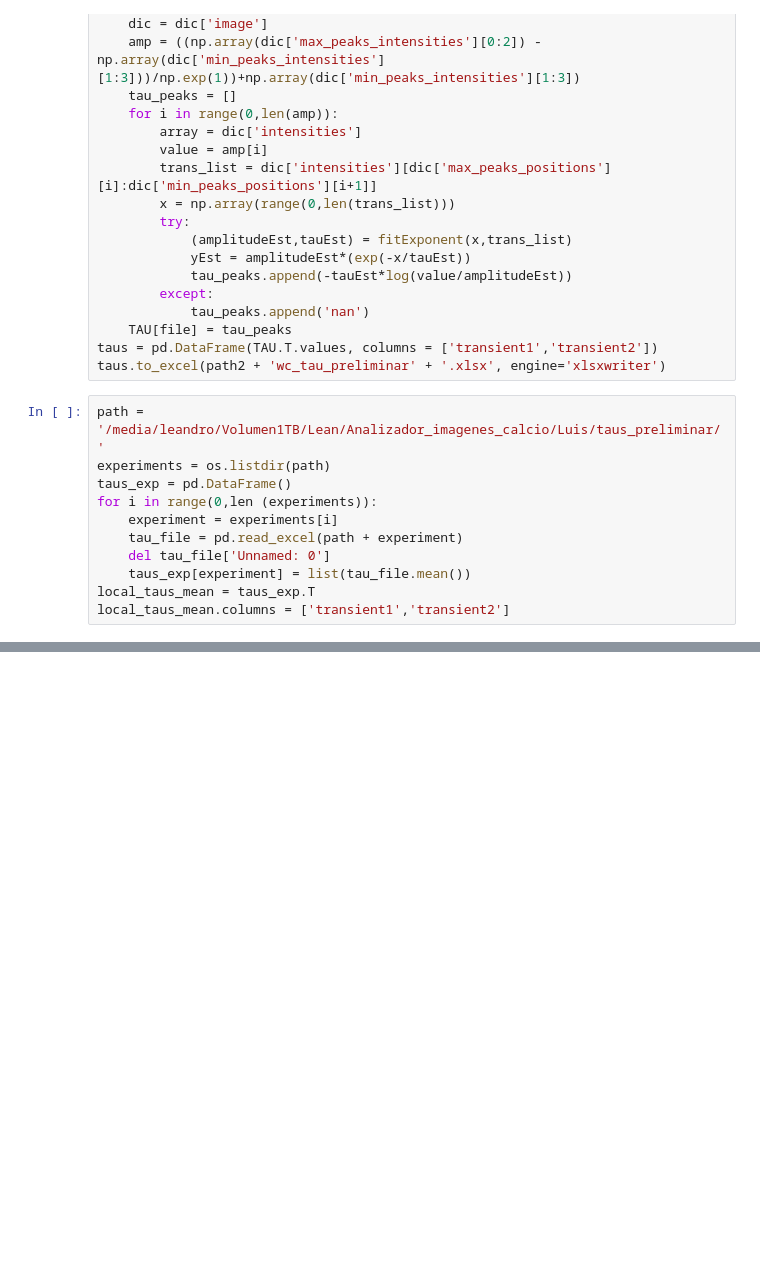
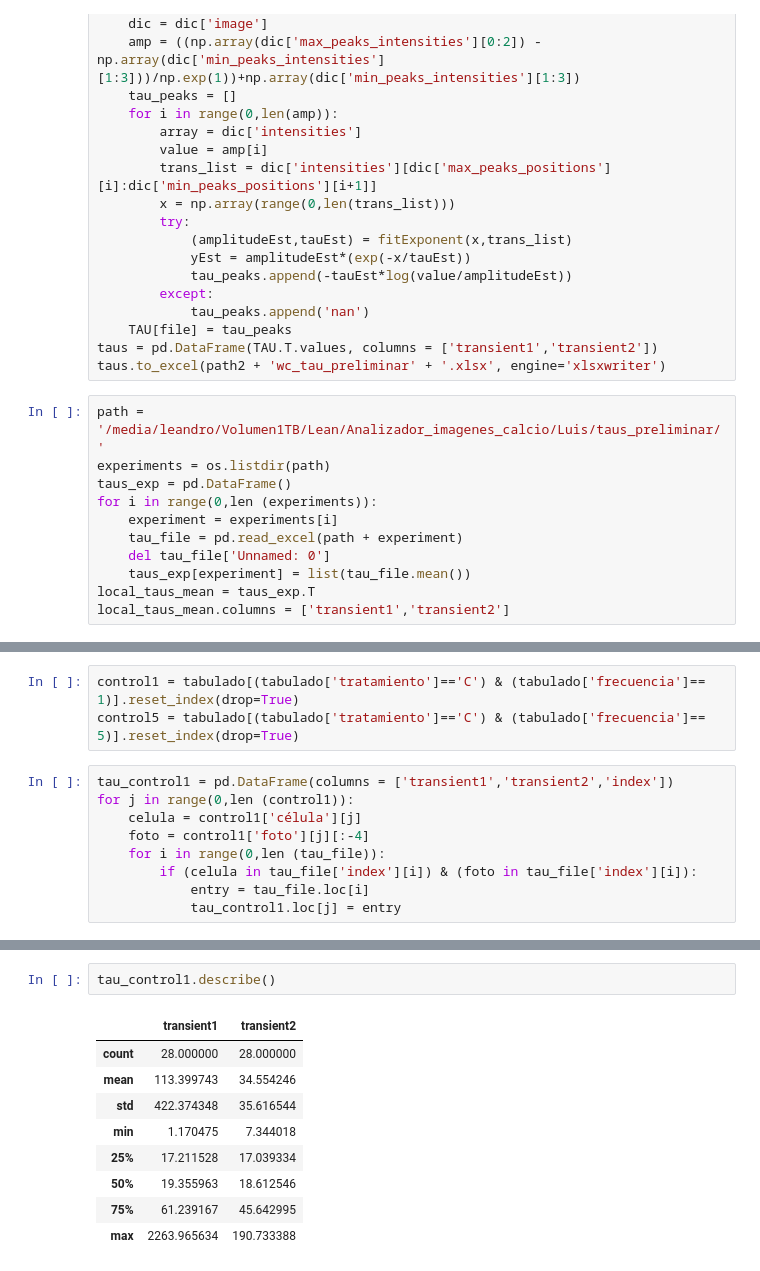
Before and after one commit to CardiAP/DesktopApp, a Jupyter notebook: filtrado.ipynb, the cells around one changed output, grey strips where cells are left out. Saved outputs shown, nothing was run; the diff lists cells and outputs as text; blank space fills up the shorter version.

```diff
--- a/filtrado.ipynb
+++ b/filtrado.ipynb
@@ -311,0 +309,12 @@ tau_file - local_taus_mean
+# %%
+control1 = tabulado[(tabulado['tratamiento']=='C') & (tabulado['frecuencia']== 1)].reset_index(drop=True)
+control5 = tabulado[(tabulado['tratamiento']=='C') & (tabulado['frecuencia']== 5)].reset_index(drop=True)
+# %%
+tau_control1 = pd.DataFrame(columns = ['transient1','transient2','index'])
+for j in range(0,len (control1)):
+    celula = control1['célula'][j]
+    foto = control1['foto'][j][:-4]
+    for i in range(0,len (tau_file)):
+        if (celula in tau_file['index'][i]) & (foto in tau_file['index'][i]):
+            entry = tau_file.loc[i]
+            tau_control1.loc[j] = entry
@@ -311,0 +337,12 @@ tau_file - local_taus_mean
+# %%
+tau_control1.describe()
+# %% [output]
+|  | transient1 | transient2 |
+| count | 28.000000 | 28.000000 |
+| mean | 113.399743 | 34.554246 |
+| std | 422.374348 | 35.616544 |
+| min | 1.170475 | 7.344018 |
+| 25% | 17.211528 | 17.039334 |
+| 50% | 19.355963 | 18.612546 |
+| 75% | 61.239167 | 45.642995 |
+| max | 2263.965634 | 190.733388 |
```
Also changed, not shown: parts of 14 cells of this notebook.
